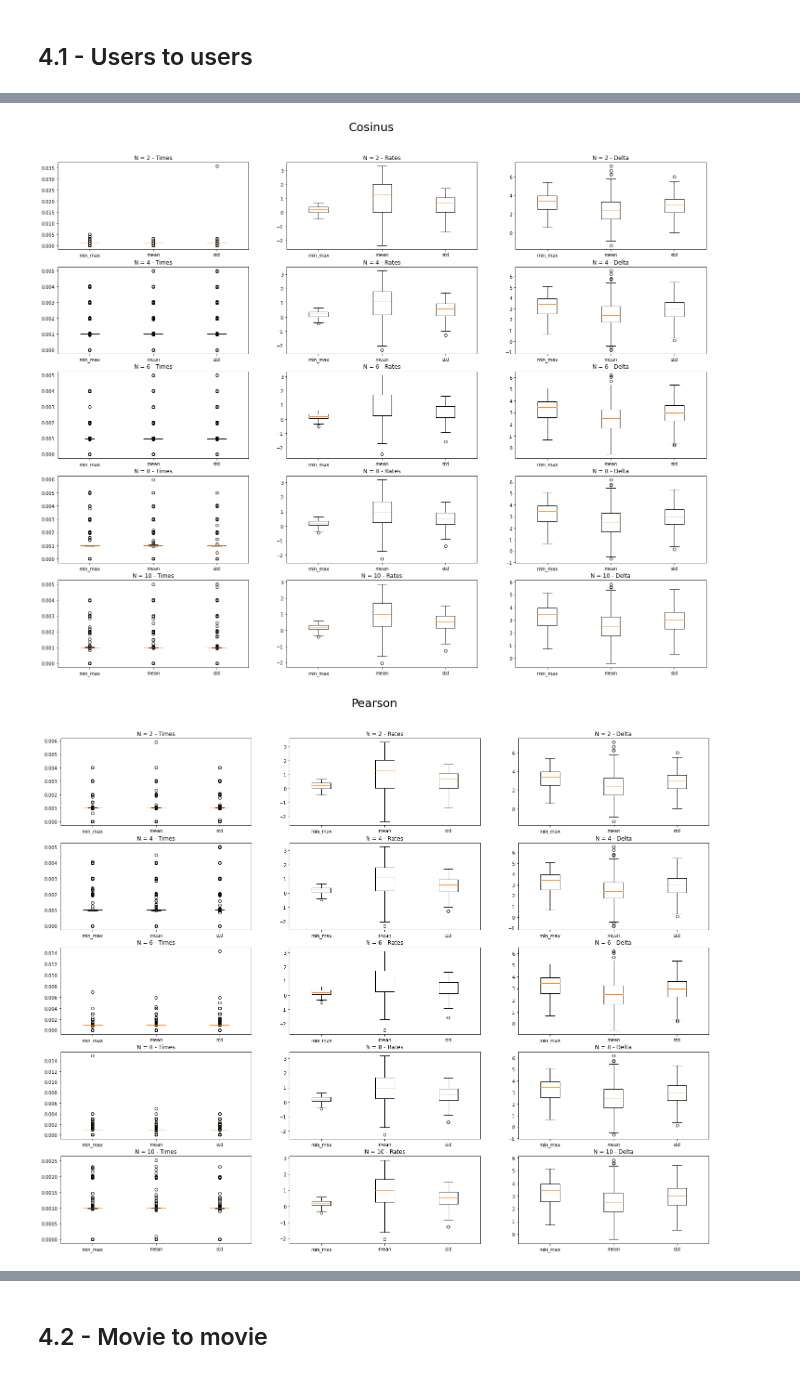
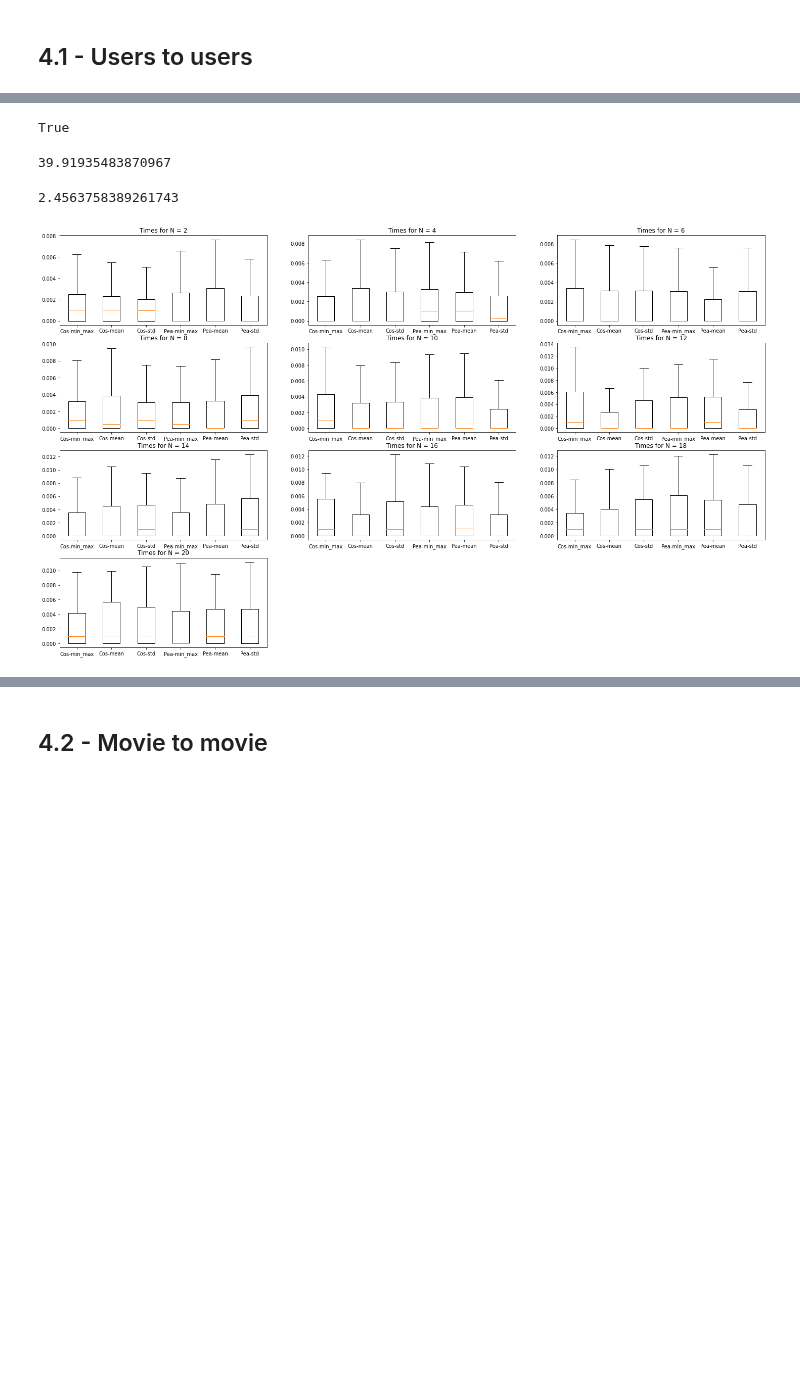
Before and after one commit to StundFR/ClusteringRecommendation, a Jupyter notebook: GroupLens/groupLens.ipynb, the cells around one changed output, grey strips where cells are left out. Cells and saved outputs as stored; diff of their text form; code cells hidden in the pictures; blank space fills up the shorter version.

```diff
--- a/GroupLens/groupLens.ipynb
+++ b/GroupLens/groupLens.ipynb
@@ -167,21 +135,43 @@ pd.DataFrame.from_dict(recommanded_movies["Pearson"])
+# %%
+cos_recommanded = pd.DataFrame.from_dict(recommanded_movies["Cosinus"])
+corr_recommanded = pd.DataFrame.from_dict(recommanded_movies["Pearson"])
+((cos_recommanded == corr_recommanded).all()).all()
+#Aucune différence entre Cosinus et Pearson
+# %% [output]
+True
+# %%
+(cos_recommanded["min_max"] == cos_recommanded["mean"]).all()       #100% pareil
+np.mean(cos_recommanded["min_max"] == cos_recommanded["std"])*100   #39.91% pareil
+# %% [output]
+39.91935483870967
+# %%
+k = 0
+arg_diff = []
+for movie in cos_recommanded["mean"].values:
+    arg = np.where(cos_recommanded["std"] == movie)[0][0]
+    if (arg != k):
+        arg_diff.append(abs(k-arg))
+    k += 1
+np.mean(arg_diff)
+#Il n'y a que 2/3 places de différences entre chaque films
+# %% [output]
+2.4563758389261743
 # %%
 #On compare les deux méthodes
 from time import time
 
 NB_USER = 20
 NB_MOVIE = 20
-MAX = 6
+MAX = 11
 STEP = 2
 
 stats = {}
 
-for distance in tqdm(["Cosinus", "Pearson"]):
-    stats[distance] = {}
+for N in tqdm([i*STEP for i in range(1, MAX)]):
+    stats[f"N = {N}"] = {}
 
-    for N in tqdm([i*STEP for i in range(1, MAX)]):
-        stats[distance][f"N = {N}"] = {"Times" : {"min_max" : [], "mean" : [], "std" : []},
-                                        "Rates" : {"min_max" : [], "mean" : [], "std" : []},
-                                        "Delta" : {"min_max" : [], "mean" : [], "std" : []}}
+    for distance in ["Cosinus", "Pearson"]:
+        stats[f"N = {N}"][distance] = {"min_max" : [], "mean" : [], "std" : []}
 
         for user_id in user_title_df.index[:NB_USER]:
             all_rated_movies = user_title_df.loc[user_id].dropna()[:NB_MOVIE]
@@ -190,33 +180,25 @@ for distance in tqdm(["Cosinus", "Pearson"]):
                 for method in ["min_max", "mean", "std"]:
                     start = time()
                     rate = guess_rate(user_id, movie, distance, method, N)
-                    tmps = time() - start
-                    true = user_title_df.loc[user_id, movie]
-
-                    stats[distance][f"N = {N}"]["Times"][method].append(tmps)
-                    stats[distance][f"N = {N}"]["Rates"][method].append(rate)
-                    stats[distance][f"N = {N}"]["Delta"][method].append(true - rate)
+                    stats[f"N = {N}"][distance][method].append(time() - start)
 # %%
-for similar_mat in stats.keys():
-    plt.figure(figsize=(25, 20))
+plt.figure(figsize=(25, 15))
 
-    k = 1
-    for key_N in stats[similar_mat].keys():
+k = 1
+for key_N in stats.keys():
+    plt.subplot(int((MAX-1)/3)+1, 3, k)
+    plots = []
+    labels = []
 
-        for key_stat in stats[similar_mat][key_N].keys():
-            plt.subplot(MAX-1, 3, k)
+    for distance in stats[key_N].keys():
+        for method in stats[key_N][distance].keys():
+            plots.append(stats[key_N][distance][method])
+            labels.append(f"{distance[:3]}-{method}")
 
-            plots = []
-            labels = []
-            for key_method in stats[similar_mat][key_N][key_stat].keys():
-                plots.append(stats[similar_mat][key_N][key_stat][key_method])
-                labels.append(key_method)
+    plt.boxplot(plots, labels=labels, showfliers=False)
+    plt.title(f"Times for {key_N}")
+    k += 1
 
-            plt.boxplot(plots, labels=labels)
-            plt.title(f"{key_N} - {key_stat}")
-            k += 1
-
-    plt.suptitle(similar_mat, y=0.94, fontsize=25)
+plt.show()
 # %% [output]
-[figure, old version]
+[figure, new version]
-[figure, removed]
```
Also changed, not shown: parts of 4 cells of this notebook.
